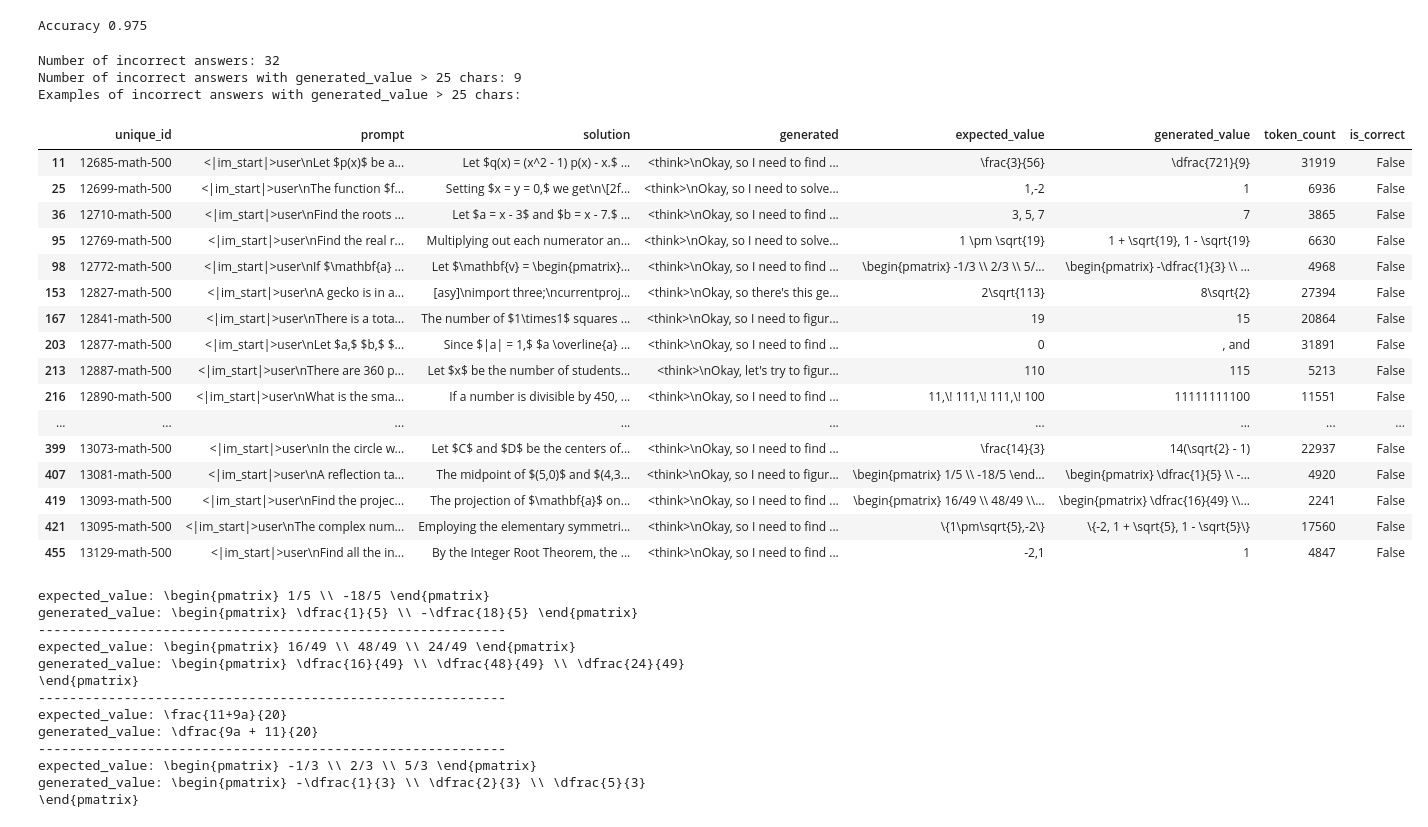
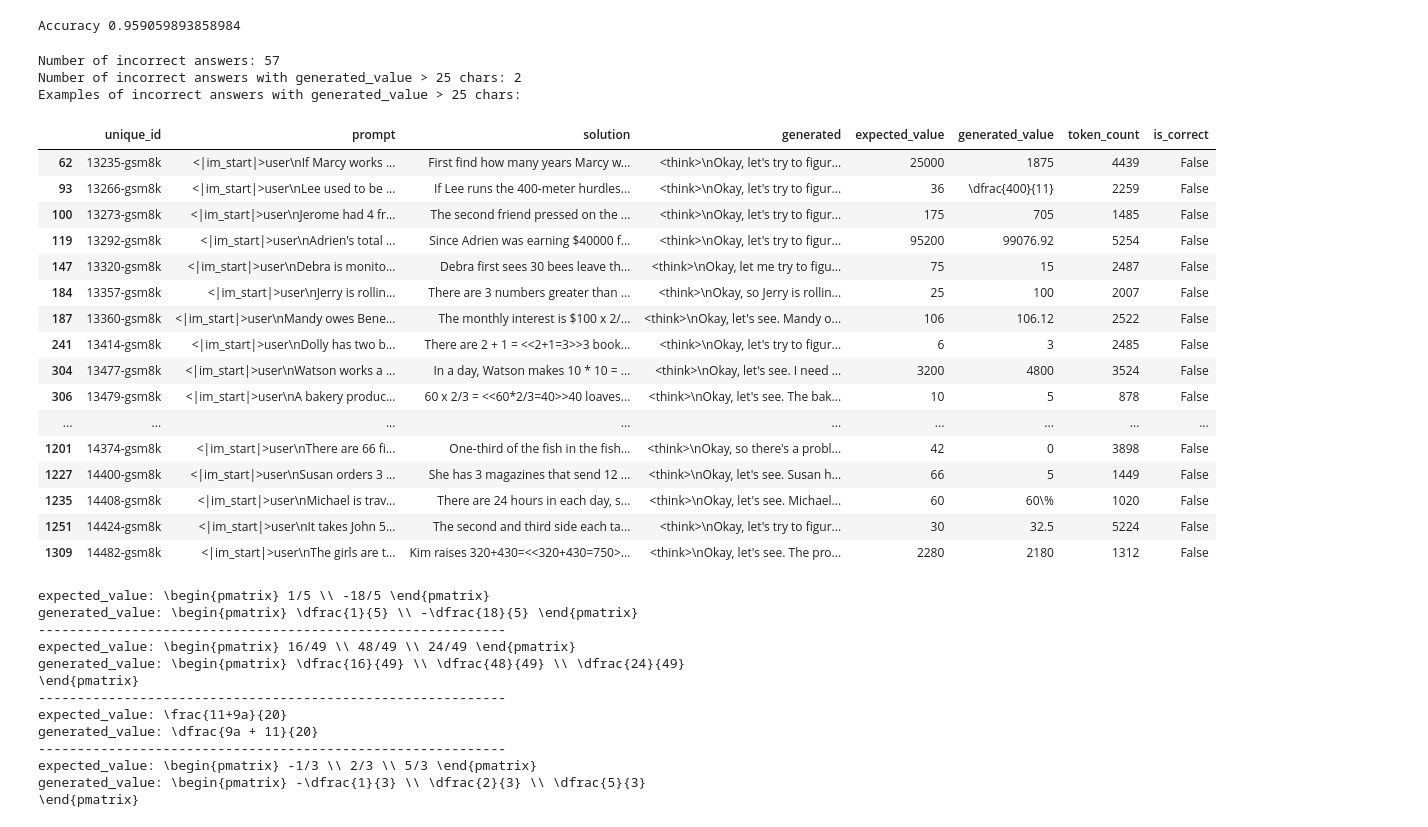
Before and after one commit to SebastianJitaru29/llm-think-too-much, a Jupyter notebook: evaluation/results_analysis.ipynb, the cells around one changed output. Saved outputs shown, nothing was run; the diff lists cells and outputs as text; code cells hidden in the pictures.

```diff
--- a/evaluation/results_analysis.ipynb
+++ b/evaluation/results_analysis.ipynb
@@ -48,7 +49,7 @@ model_deepseek = "DeepSeek-R1-Distill-Qwen-1"
 model_qwen = "Qwen3-8B_baseline"
 model_qwen_nowait = "Qwen3-8B_nowait"
 
-df_qwen_math = pd.read_parquet(Path().resolve().parent / "experiments" / model_qwen_nowait / "amc_results.parquet")
+df_qwen_math = pd.read_parquet(Path().resolve().parent / "experiments" / model_qwen_nowait / "gsm8k_results.parquet")
 print("Accuracy", df_qwen_math["is_correct"].mean())
 incorrect = df_qwen_math[df_qwen_math["is_correct"] == False].copy()
 print("Number of incorrect answers:", len(incorrect))
@@ -339,40 +354,40 @@ def evaluate_answer(expected_answer: str, generated_answer: str) -> bool:
 df_qwen_math['expected_value'] = df_qwen_math['solution'].apply(extract_boxed)
 df_qwen_math['generated_value'] = df_qwen_math['generated'].apply(extract_boxed)
 df_qwen_math['is_correct'] = df_qwen_math.apply(lambda row: evaluate_answer(row['solution'], row['generated'])[0], axis=1)
-print("Accuracy", (df_qwen_math["is_correct"].sum() +1 ) / len(df_qwen_math))
+print("Accuracy", (df_qwen_math["is_correct"].sum() + 3) / len(df_qwen_math))
 # %% [output]
-Accuracy 0.975
+Accuracy 0.959059893858984
 # %%
 #all incorrect
 incorrect = df_qwen_math[df_qwen_math["is_correct"] == False].copy()
 print(f"Number of incorrect answers: {len(incorrect)}")
 #Remove rows where generated_value is longer than 25 characters
 print(f"Number of incorrect answers with generated_value > 25 chars: {(incorrect['generated_value'].str.len() > 100).sum()}")
 incorrect_long = incorrect[incorrect["generated_value"].str.len() > 100]
 print("Examples of incorrect answers with generated_value > 25 chars:")
 incorrect = incorrect[incorrect["generated_value"].str.len() <= 100]
-incorrect.head(32)
+incorrect.head(57)
 # %% [output]
-Number of incorrect answers: 32
-Number of incorrect answers with generated_value > 25 chars: 9
+Number of incorrect answers: 57
+Number of incorrect answers with generated_value > 25 chars: 2
 Examples of incorrect answers with generated_value > 25 chars:
 |  | unique_id | prompt | solution | generated | expected_value | generated_value | token_count | is_correct |
-| 11 | 12685-math-500 | <|im_start|>user\nLet $p(x)$ be a... | Let $q(x) = (x^2 - 1) p(x) - x.$ ... | <think>\nOkay, so I need to find ... | \frac{3}{56} | \dfrac{721}{9} | 31919 | False |
-| 25 | 12699-math-500 | <|im_start|>user\nThe function $f... | Setting $x = y = 0,$ we get\n\[2f... | <think>\nOkay, so I need to solve... | 1,-2 | 1 | 6936 | False |
-| 36 | 12710-math-500 | <|im_start|>user\nFind the roots ... | Let $a = x - 3$ and $b = x - 7.$ ... | <think>\nOkay, so I need to find ... | 3, 5, 7 | 7 | 3865 | False |
-| 95 | 12769-math-500 | <|im_start|>user\nFind the real r... | Multiplying out each numerator an... | <think>\nOkay, so I need to solve... | 1 \pm \sqrt{19} | 1 + \sqrt{19}, 1 - \sqrt{19} | 6630 | False |
-| 98 | 12772-math-500 | <|im_start|>user\nIf $\mathbf{a} ... | Let $\mathbf{v} = \begin{pmatrix}... | <think>\nOkay, so I need to find ... | \begin{pmatrix} -1/3 \\ 2/3 \\ 5/... | \begin{pmatrix} -\dfrac{1}{3} \\ ... | 4968 | False |
-| 153 | 12827-math-500 | <|im_start|>user\nA gecko is in a... | [asy]\nimport three;\ncurrentproj... | <think>\nOkay, so there's this ge... | 2\sqrt{113} | 8\sqrt{2} | 27394 | False |
-| 167 | 12841-math-500 | <|im_start|>user\nThere is a tota... | The number of $1\times1$ squares ... | <think>\nOkay, so I need to figur... | 19 | 15 | 20864 | False |
-| 203 | 12877-math-500 | <|im_start|>user\nLet $a,$ $b,$ $... | Since $|a| = 1,$ $a \overline{a} ... | <think>\nOkay, so I need to find ... | 0 | , and | 31891 | False |
-| 213 | 12887-math-500 | <|im_start|>user\nThere are 360 p... | Let $x$ be the number of students... | <think>\nOkay, let's try to figur... | 110 | 115 | 5213 | False |
-| 216 | 12890-math-500 | <|im_start|>user\nWhat is the sma... | If a number is divisible by 450, ... | <think>\nOkay, so I need to find ... | 11,\! 111,\! 111,\! 100 | 11111111100 | 11551 | False |
+| 62 | 13235-gsm8k | <|im_start|>user\nIf Marcy works ... | First find how many years Marcy w... | <think>\nOkay, let's try to figur... | 25000 | 1875 | 4439 | False |
+| 93 | 13266-gsm8k | <|im_start|>user\nLee used to be ... | If Lee runs the 400-meter hurdles... | <think>\nOkay, let's try to figur... | 36 | \dfrac{400}{11} | 2259 | False |
+| 100 | 13273-gsm8k | <|im_start|>user\nJerome had 4 fr... | The second friend pressed on the ... | <think>\nOkay, let's try to figur... | 175 | 705 | 1485 | False |
+| 119 | 13292-gsm8k | <|im_start|>user\nAdrien's total ... | Since Adrien was earning $40000 f... | <think>\nOkay, let's try to figur... | 95200 | 99076.92 | 5254 | False |
+| 147 | 13320-gsm8k | <|im_start|>user\nDebra is monito... | Debra first sees 30 bees leave th... | <think>\nOkay, let me try to figu... | 75 | 15 | 2487 | False |
+| 184 | 13357-gsm8k | <|im_start|>user\nJerry is rollin... | There are 3 numbers greater than ... | <think>\nOkay, so Jerry is rollin... | 25 | 100 | 2007 | False |
+| 187 | 13360-gsm8k | <|im_start|>user\nMandy owes Bene... | The monthly interest is $100 x 2/... | <think>\nOkay, let's see. Mandy o... | 106 | 106.12 | 2522 | False |
+| 241 | 13414-gsm8k | <|im_start|>user\nDolly has two b... | There are 2 + 1 = <<2+1=3>>3 book... | <think>\nOkay, let's try to figur... | 6 | 3 | 2485 | False |
+| 304 | 13477-gsm8k | <|im_start|>user\nWatson works a ... | In a day, Watson makes 10 * 10 = ... | <think>\nOkay, let's see. I need ... | 3200 | 4800 | 3524 | False |
+| 306 | 13479-gsm8k | <|im_start|>user\nA bakery produc... | 60 x 2/3 = <<60*2/3=40>>40 loaves... | <think>\nOkay, let's see. The bak... | 10 | 5 | 878 | False |
 | ... | ... | ... | ... | ... | ... | ... | ... | ... |
-| 399 | 13073-math-500 | <|im_start|>user\nIn the circle w... | Let $C$ and $D$ be the centers of... | <think>\nOkay, so I need to find ... | \frac{14}{3} | 14(\sqrt{2} - 1) | 22937 | False |
-| 407 | 13081-math-500 | <|im_start|>user\nA reflection ta... | The midpoint of $(5,0)$ and $(4,3... | <think>\nOkay, so I need to figur... | \begin{pmatrix} 1/5 \\ -18/5 \end... | \begin{pmatrix} \dfrac{1}{5} \\ -... | 4920 | False |
-| 419 | 13093-math-500 | <|im_start|>user\nFind the projec... | The projection of $\mathbf{a}$ on... | <think>\nOkay, so I need to find ... | \begin{pmatrix} 16/49 \\ 48/49 \\... | \begin{pmatrix} \dfrac{16}{49} \\... | 2241 | False |
-| 421 | 13095-math-500 | <|im_start|>user\nThe complex num... | Employing the elementary symmetri... | <think>\nOkay, so I need to find ... | \{1\pm\sqrt{5},-2\} | \{-2, 1 + \sqrt{5}, 1 - \sqrt{5}\} | 17560 | False |
-| 455 | 13129-math-500 | <|im_start|>user\nFind all the in... | By the Integer Root Theorem, the ... | <think>\nOkay, so I need to find ... | -2,1 | 1 | 4847 | False |
+| 1201 | 14374-gsm8k | <|im_start|>user\nThere are 66 fi... | One-third of the fish in the fish... | <think>\nOkay, so there's a probl... | 42 | 0 | 3898 | False |
+| 1227 | 14400-gsm8k | <|im_start|>user\nSusan orders 3 ... | She has 3 magazines that send 12 ... | <think>\nOkay, let's see. Susan h... | 66 | 5 | 1449 | False |
+| 1235 | 14408-gsm8k | <|im_start|>user\nMichael is trav... | There are 24 hours in each day, s... | <think>\nOkay, let's see. Michael... | 60 | 60\% | 1020 | False |
+| 1251 | 14424-gsm8k | <|im_start|>user\nIt takes John 5... | The second and third side each ta... | <think>\nOkay, let's try to figur... | 30 | 32.5 | 5224 | False |
+| 1309 | 14482-gsm8k | <|im_start|>user\nThe girls are t... | Kim raises 320+430=<<320+430=750>... | <think>\nOkay, let's see. The pro... | 2280 | 2180 | 1312 | False |
 # %%
 
 false_negatives_math = ["13081-math-500","13093-math-500","12991-math-500", "12772-math-500"]
```
Also changed, not shown: parts of 3 cells of this notebook, 1 other file.
